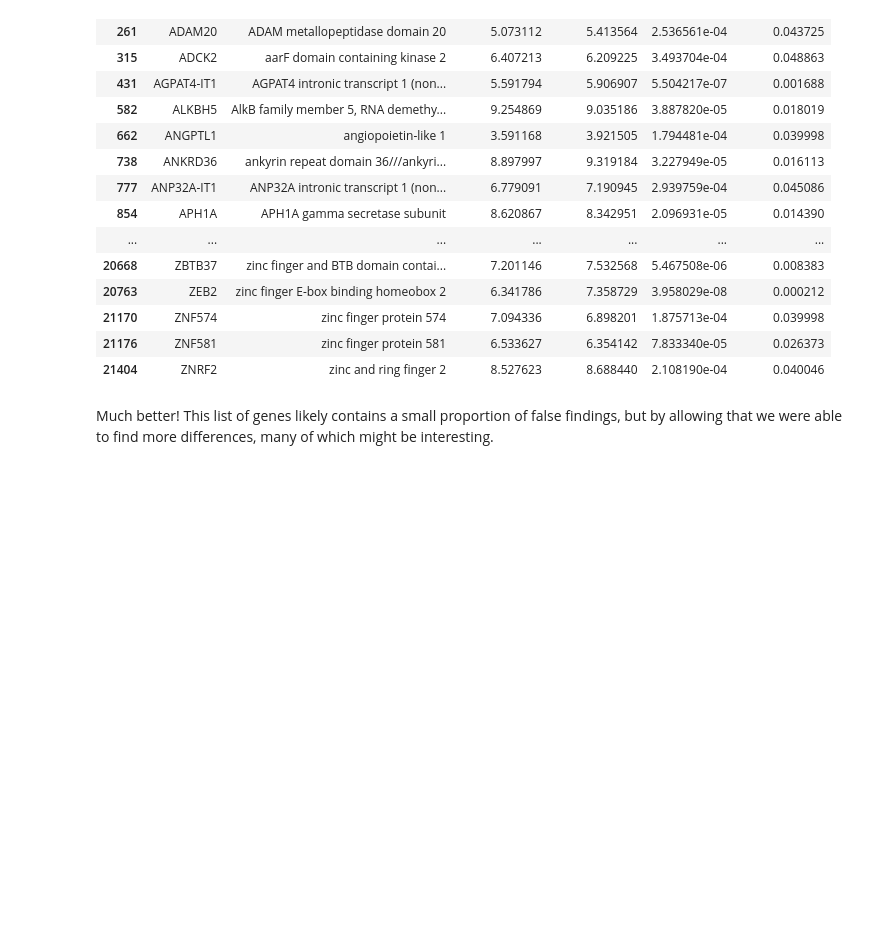
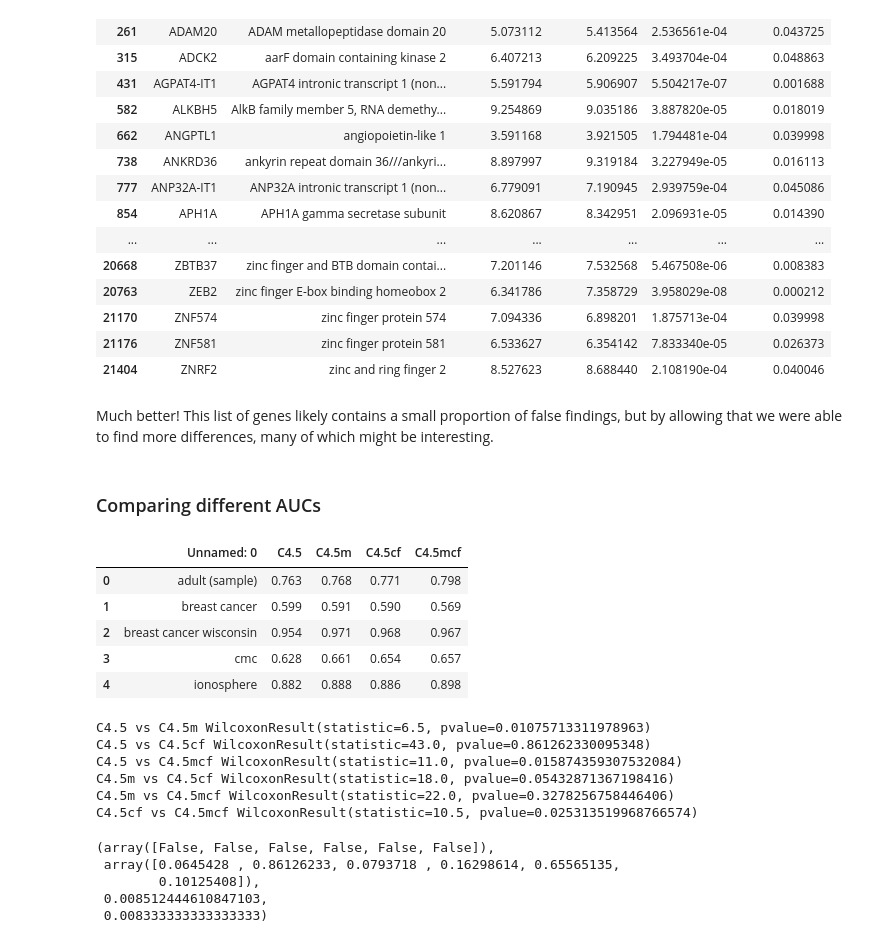
Before and after one commit to Temyaroslav/MDS2020, a Jupyter notebook: applied_stats/week4_MultipleHypothesis_LinearReg/Multiple_Hypothesis_testing.ipynb, the cells around one changed output. Saved outputs shown, nothing was run; the diff lists cells and outputs as text; code cells hidden in the pictures; blank space fills up the shorter version.

Commit message:
Intro ML + applied stats finals

```diff
--- a/applied_stats/week4_MultipleHypothesis_LinearReg/Multiple_Hypothesis_testing.ipynb
+++ b/applied_stats/week4_MultipleHypothesis_LinearReg/Multiple_Hypothesis_testing.ipynb
@@ -123,3 +123,5 @@ Number of significant differences with FDR <= 0.05: 168
 | 21404 | ZNRF2 | zinc and ring finger 2 | 8.527623 | 8.688440 | 2.108190e-04 | 0.040046 |
 # %% [markdown]
 Much better! This list of genes likely contains a small proportion of false findings, but by allowing that we were able to find more differences, many of which might be interesting.
+# %% [markdown]
+### Comparing different AUCs
@@ -125,0 +130,33 @@ Much better! This list of genes likely contains a small proportion of false find
+# %%
+df = pd.read_csv('AUCs.txt', sep='\t')
+df.head()
+# %% [output]
+|  | Unnamed: 0 | C4.5 | C4.5m | C4.5cf | C4.5mcf |
+| 0 | adult (sample) | 0.763 | 0.768 | 0.771 | 0.798 |
+| 1 | breast cancer | 0.599 | 0.591 | 0.590 | 0.569 |
+| 2 | breast cancer wisconsin | 0.954 | 0.971 | 0.968 | 0.967 |
+| 3 | cmc | 0.628 | 0.661 | 0.654 | 0.657 |
+| 4 | ionosphere | 0.882 | 0.888 | 0.886 | 0.898 |
+# %%
+auc_p_vals = []
+for col in combinations(df.columns[1:], 2):
+    _, p_val = sc.stats.wilcoxon(df[col[0]].values, df[col[1]].values)
+    auc_p_vals.append(p_val)
+    print(f"{col[0]} vs {col[1]}", sc.stats.wilcoxon(df[col[0]].values, df[col[1]].values))
+# %% [output]
+C4.5 vs C4.5m WilcoxonResult(statistic=6.5, pvalue=0.01075713311978963)
+C4.5 vs C4.5cf WilcoxonResult(statistic=43.0, pvalue=0.861262330095348)
+C4.5 vs C4.5mcf WilcoxonResult(statistic=11.0, pvalue=0.015874359307532084)
+C4.5m vs C4.5cf WilcoxonResult(statistic=18.0, pvalue=0.05432871367198416)
+C4.5m vs C4.5mcf WilcoxonResult(statistic=22.0, pvalue=0.3278256758446406)
+C4.5cf vs C4.5mcf WilcoxonResult(statistic=10.5, pvalue=0.025313519968766574)
+# %%
+# _, expression['p_adjusted_holm'], _, _ = multipletests(expression.p, alpha = 0.05, method = 'holm')
+# print('Number of significant differences with FWER <= 0.05:', sum(expression.p_adjusted_holm <= 0.05))
+multipletests(auc_p_vals, alpha = 0.05, method = 'holm')
+# %% [output]
+(array([False, False, False, False, False, False]),
+ array([0.0645428 , 0.86126233, 0.0793718 , 0.16298614, 0.65565135,
+        0.10125408]),
+ 0.008512444610847103,
+ 0.008333333333333333)
```
Also changed, not shown: parts of 2 cells of this notebook, 8 other files.
